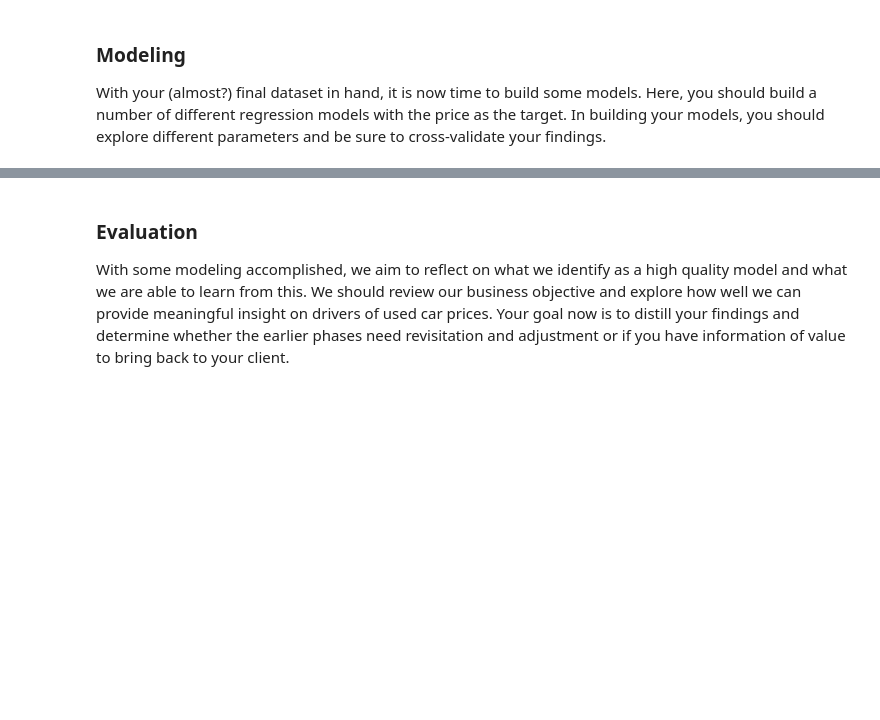
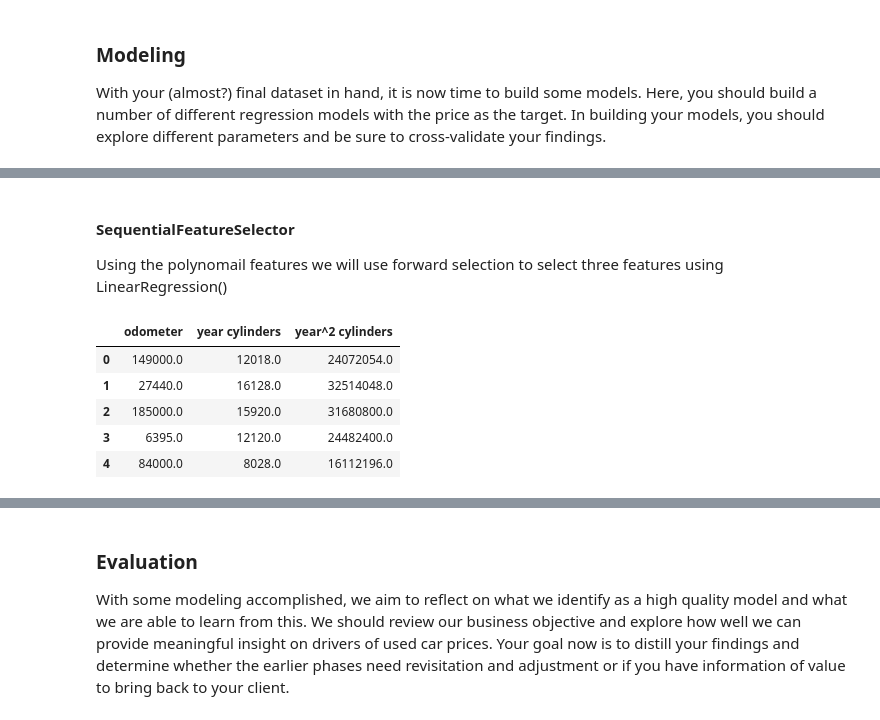
Before and after one commit to leonyi/zero-to-ml_ai-mastery, a Jupyter notebook: practical-application2-used-cars-analysis/used-cars-analysis.ipynb, the cells around one changed output, grey strips where cells are left out. Saved outputs shown, nothing was run; the diff lists cells and outputs as text; code cells hidden in the pictures; blank space fills up the shorter version.

```diff
--- a/practical-application2-used-cars-analysis/used-cars-analysis.ipynb
+++ b/practical-application2-used-cars-analysis/used-cars-analysis.ipynb
@@ -417,0 +1039,15 @@ y
+# %% [markdown]
+#### SequentialFeatureSelector
+Using the polynomail features we will use forward selection to select three features using LinearRegression()
+# %%
+selector = SequentialFeatureSelector(LinearRegression(), n_features_to_select=3)
+best_features = selector.fit_transform(train_df, y_train)
+best_features_df = pd.DataFrame(best_features, columns = selector.get_feature_names_out())
+best_features_df.head()
+# %% [output]
+|  | odometer | year cylinders | year^2 cylinders |
+| 0 | 149000.0 | 12018.0 | 24072054.0 |
+| 1 | 27440.0 | 16128.0 | 32514048.0 |
+| 2 | 185000.0 | 15920.0 | 31680800.0 |
+| 3 | 6395.0 | 12120.0 | 24482400.0 |
+| 4 | 84000.0 | 8028.0 | 16112196.0 |
```
Also changed, not shown: parts of 83 cells of this notebook, 4 other files.
